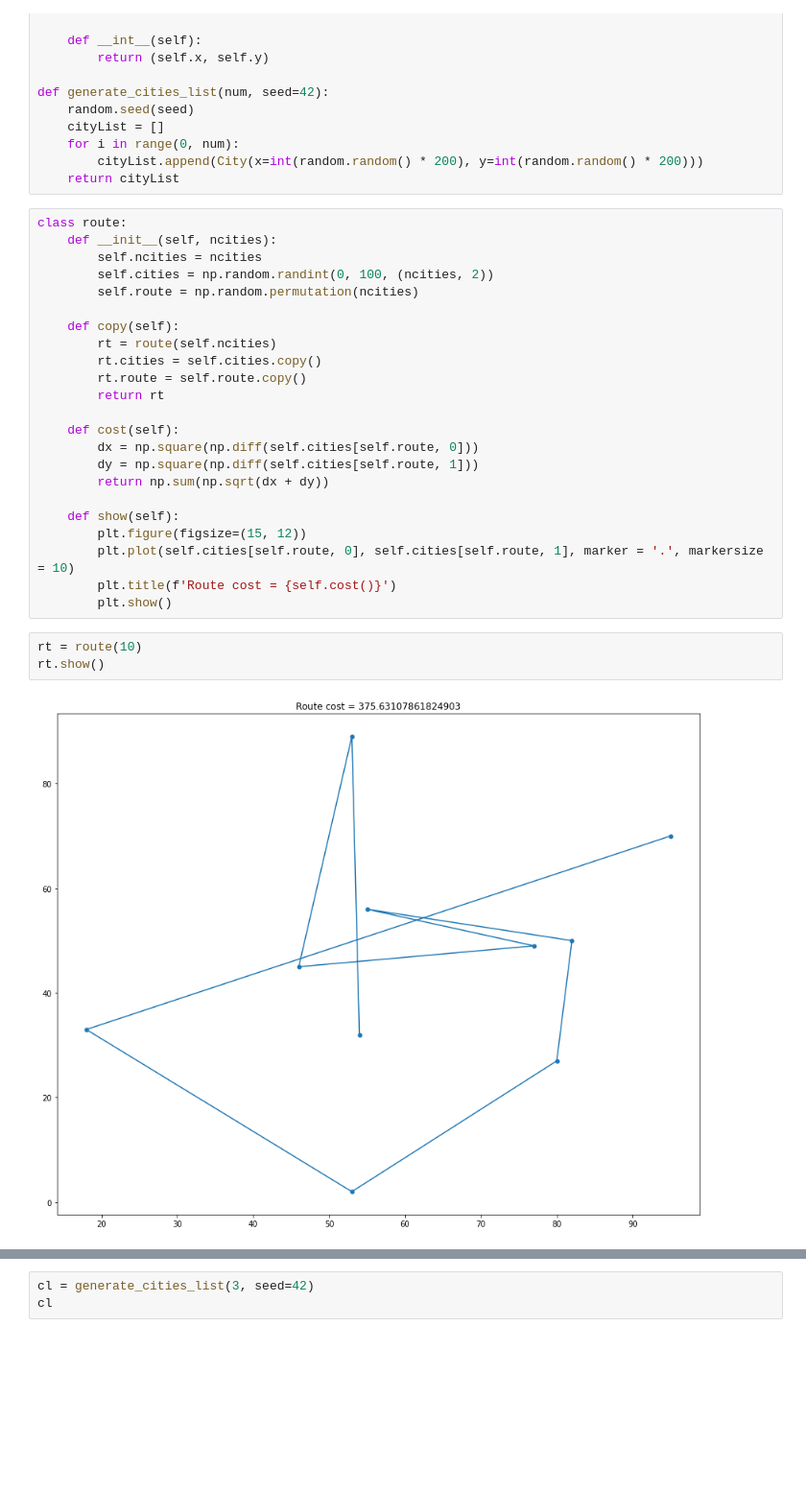
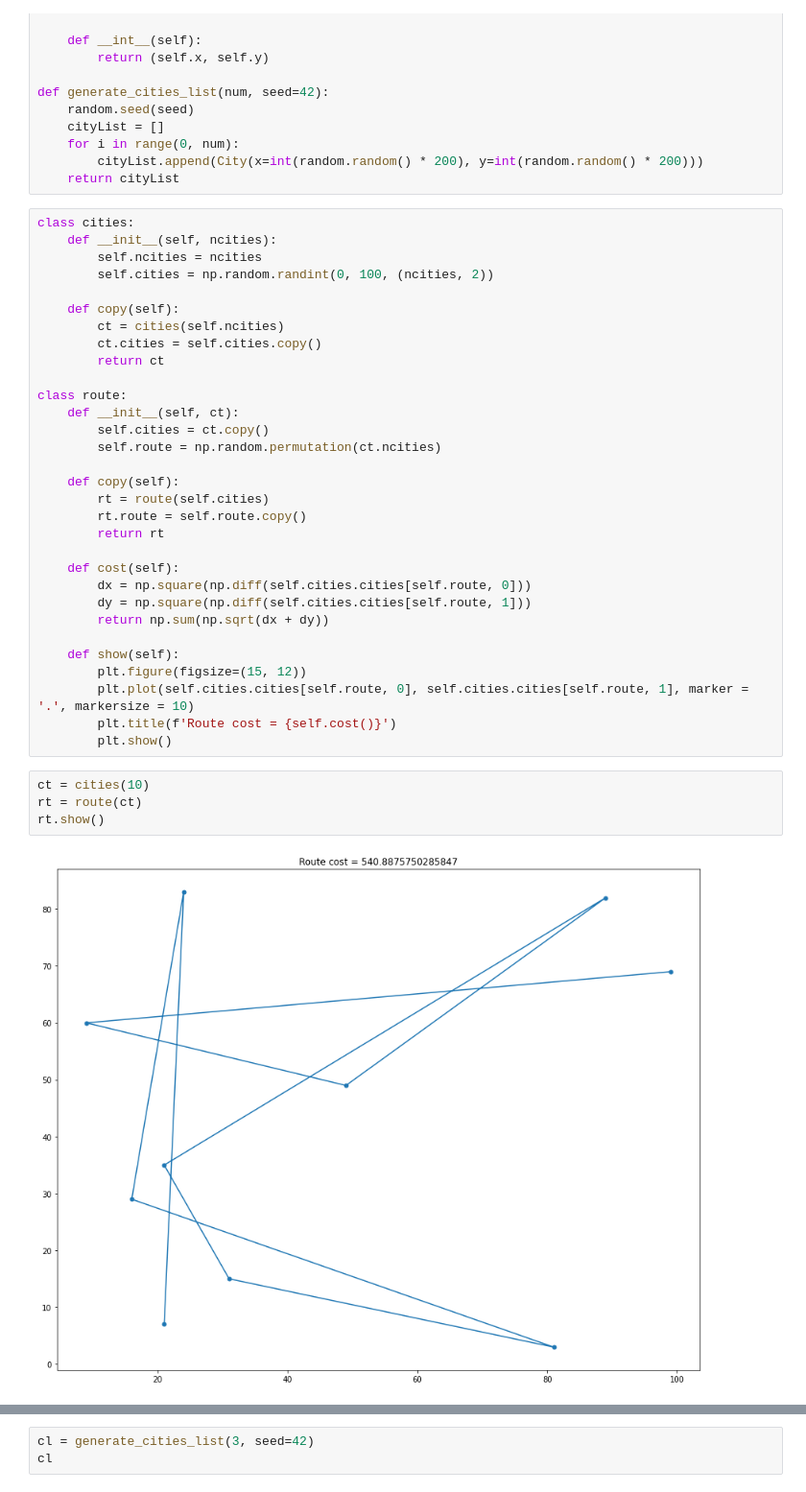
Before and after one commit to borislevant/aiplayground, a Jupyter notebook: genetic_algorithm_TSP.ipynb, the cells around one changed output, grey strips where cells are left out. Shown at 96% size. Saved outputs shown, nothing was run; the diff lists cells and outputs as text; blank space fills up the shorter version.

```diff
--- a/genetic_algorithm_TSP.ipynb
+++ b/genetic_algorithm_TSP.ipynb
@@ -34,33 +34,42 @@ def generate_cities_list(num, seed=42):
         cityList.append(City(x=int(random.random() * 200), y=int(random.random() * 200)))
     return cityList
 # %%
-class route:
+class cities:
     def __init__(self, ncities):
         self.ncities = ncities
         self.cities = np.random.randint(0, 100, (ncities, 2))
-        self.route = np.random.permutation(ncities)
 
     def copy(self):
-        rt = route(self.ncities)
-        rt.cities = self.cities.copy()
+        ct = cities(self.ncities)
+        ct.cities = self.cities.copy()
+        return ct
+
+class route:
+    def __init__(self, ct):
+        self.cities = ct.copy()
+        self.route = np.random.permutation(ct.ncities)
+
+    def copy(self):
+        rt = route(self.cities)
         rt.route = self.route.copy()
         return rt
 
     def cost(self):
-        dx = np.square(np.diff(self.cities[self.route, 0]))
-        dy = np.square(np.diff(self.cities[self.route, 1]))
+        dx = np.square(np.diff(self.cities.cities[self.route, 0]))
+        dy = np.square(np.diff(self.cities.cities[self.route, 1]))
         return np.sum(np.sqrt(dx + dy))
 
     def show(self):
         plt.figure(figsize=(15, 12))
-        plt.plot(self.cities[self.route, 0], self.cities[self.route, 1], marker = '.', markersize = 10)
+        plt.plot(self.cities.cities[self.route, 0], self.cities.cities[self.route, 1], marker = '.', markersize = 10)
         plt.title(f'Route cost = {self.cost()}')
         plt.show()
 # %%
-rt = route(10)
+ct = cities(10)
+rt = route(ct)
 rt.show()
 # %% [output]
-[figure, old version]
+[figure, new version]
 # %%
 def hill_climbing(rstart, niter=10):
     current_route = rstart.copy()
```
Also changed, not shown: parts of 4 cells of this notebook.
